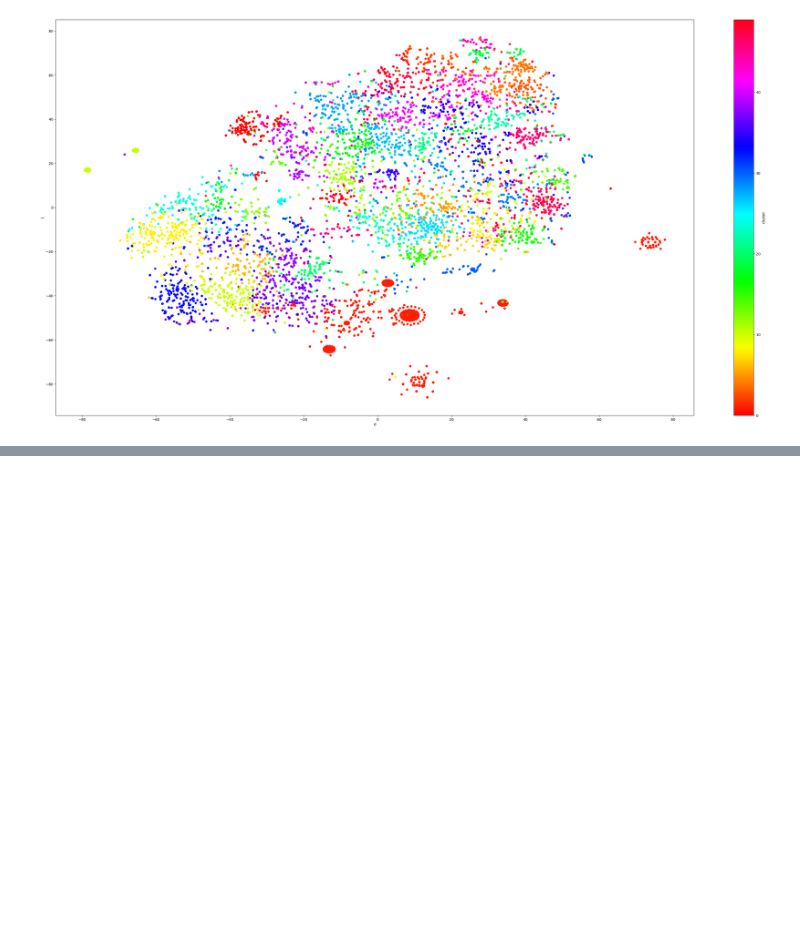
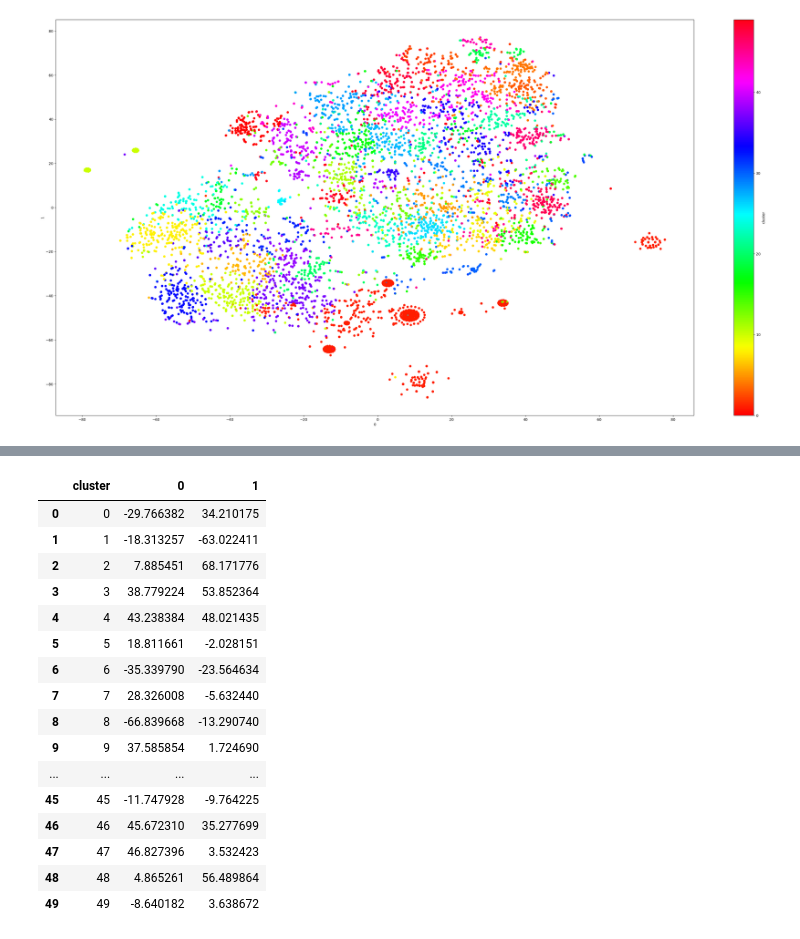
Before and after one commit to asaiyed10/cord19specter, a Jupyter notebook: exploratory_analysis/kmeans_clustering.ipynb, the cells around one changed output, grey strips where cells are left out. Drawn from its saved outputs; the diff is of its cells as text; code cells hidden in the pictures; blank space fills up the shorter version.

```diff
--- a/exploratory_analysis/kmeans_clustering.ipynb
+++ b/exploratory_analysis/kmeans_clustering.ipynb
@@ -160,0 +171,20 @@ plt.close()
+# %%
+TSNE_2d.groupby('cluster').first().reset_index()
+# %% [output]
+|  | cluster | 0 | 1 |
+| 0 | 0 | -29.766382 | 34.210175 |
+| 1 | 1 | -18.313257 | -63.022411 |
+| 2 | 2 | 7.885451 | 68.171776 |
+| 3 | 3 | 38.779224 | 53.852364 |
+| 4 | 4 | 43.238384 | 48.021435 |
+| 5 | 5 | 18.811661 | -2.028151 |
+| 6 | 6 | -35.339790 | -23.564634 |
+| 7 | 7 | 28.326008 | -5.632440 |
+| 8 | 8 | -66.839668 | -13.290740 |
+| 9 | 9 | 37.585854 | 1.724690 |
+| ... | ... | ... | ... |
+| 45 | 45 | -11.747928 | -9.764225 |
+| 46 | 46 | 45.672310 | 35.277699 |
+| 47 | 47 | 46.827396 | 3.532423 |
+| 48 | 48 | 4.865261 | 56.489864 |
+| 49 | 49 | -8.640182 | 3.638672 |
```
Also changed, not shown: parts of 8 cells of this notebook, 1 other file.
